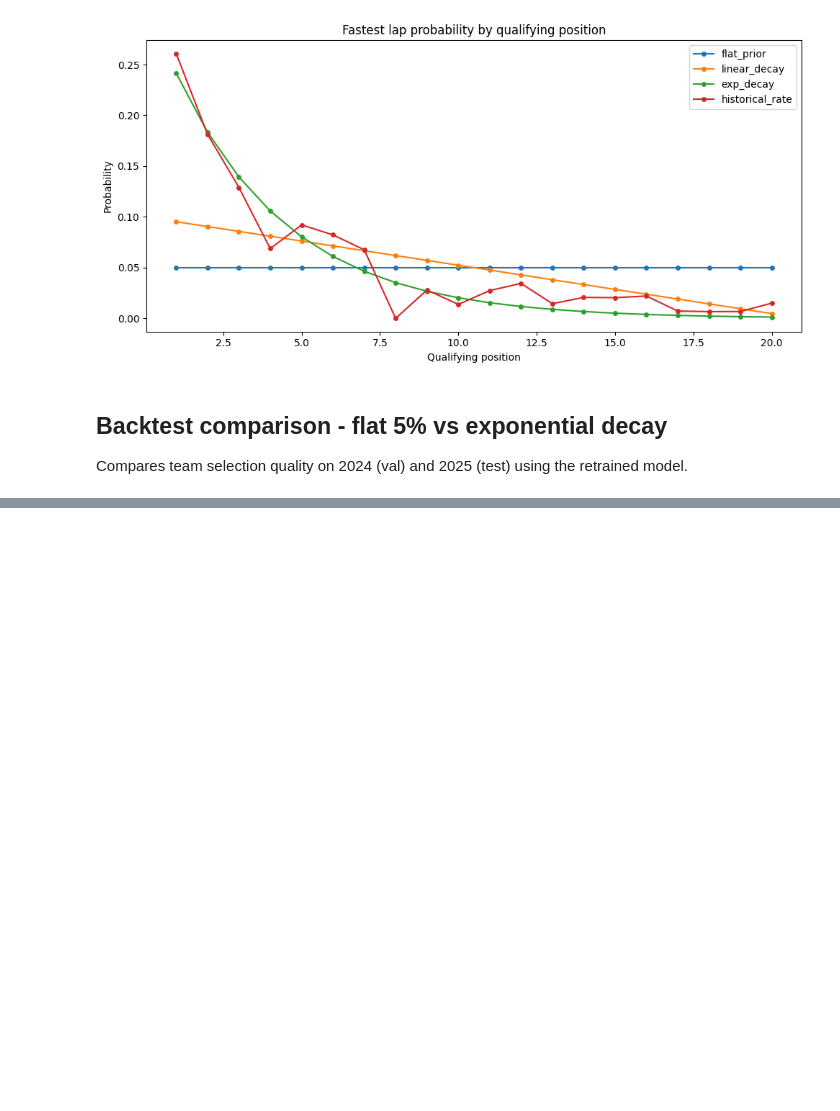
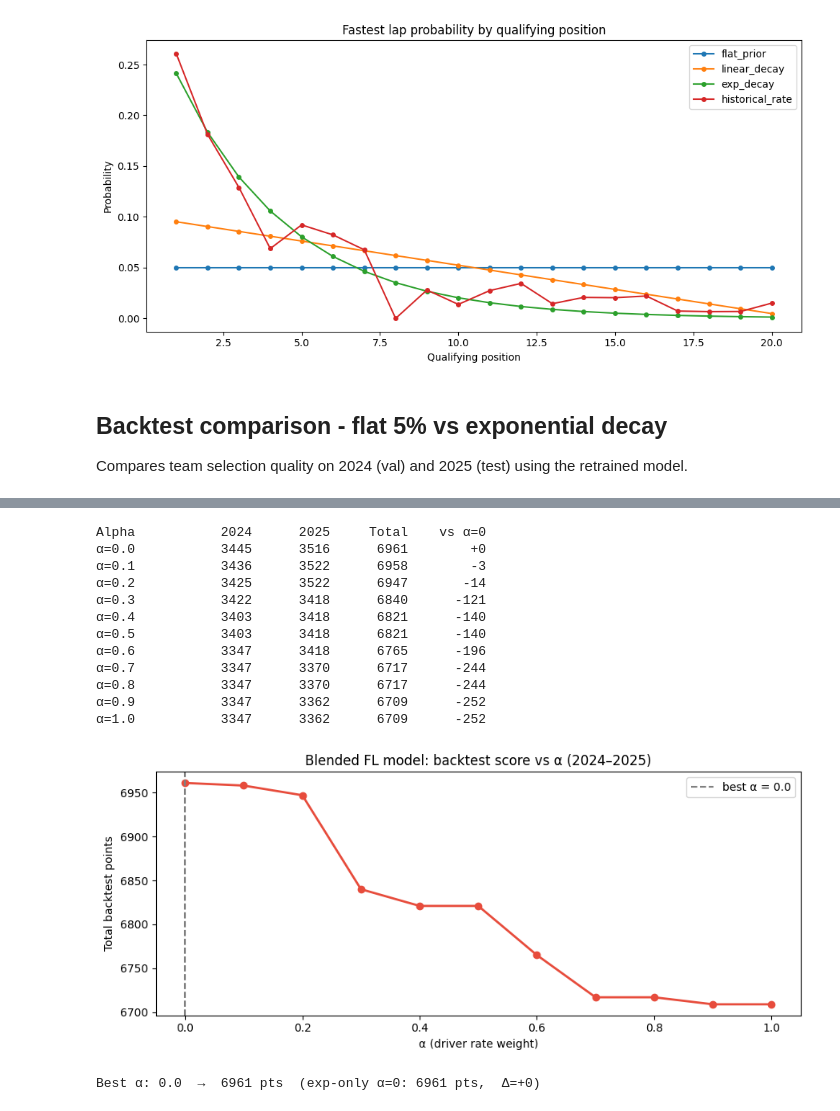
Before and after one commit to georgeputney/f1-fantasy-team-optimiser, a Jupyter notebook: notebooks/fastest_lap_analysis.ipynb, the cells around one changed output, grey strips where cells are left out. Cells and saved outputs as stored; diff of their text form; code cells hidden in the pictures; blank space fills up the shorter version.

```diff
--- a/notebooks/fastest_lap_analysis.ipynb
+++ b/notebooks/fastest_lap_analysis.ipynb
@@ -231,0 +400,50 @@ Season      Flat 5%    Exp decay    Delta
+# %%
+alpha_cols = [c for c in df_sweep.columns if c.startswith('α=')]
+alpha_vals = [float(c.split('=')[1]) for c in alpha_cols]
+
+# per-season + total table
+header = f"{'Alpha':<10}" + "".join(f"{s:>10}" for s in VAL_SEASONS + TEST_SEASONS) + f"{'Total':>10}  {'vs α=0':>8}"
+print(header)
+baseline_total = df_sweep['α=0.0'].sum()
+for col, a in zip(alpha_cols, alpha_vals):
+    row_str = f"{col:<10}"
+    total = 0
+    for s in VAL_SEASONS + TEST_SEASONS:
+        sub = df_sweep[df_sweep['season'] == s][col].sum()
+        total += sub
+        row_str += f"{sub:>10.0f}"
+    row_str += f"{total:>10.0f}  {total - baseline_total:>+8.0f}"
+    print(row_str)
+
+# plot sweep curve
+totals = [df_sweep[c].sum() for c in alpha_cols]
+best_idx = int(np.argmax(totals))
+best_alpha_val = alpha_vals[best_idx]
+
+fig, ax = plt.subplots(figsize=(9, 4))
+ax.plot(alpha_vals, totals, marker='o', color='#e74c3c', linewidth=2)
+ax.axvline(best_alpha_val, color='gray', linestyle='--', label=f'best α = {best_alpha_val}')
+ax.set_xlabel('α (driver rate weight)')
+ax.set_ylabel('Total backtest points')
+ax.set_title('Blended FL model: backtest score vs α (2024–2025)')
+ax.legend()
+plt.tight_layout()
+plt.show()
+
+print(f"\nBest α: {best_alpha_val}  →  {max(totals):.0f} pts  "
+      f"(exp-only α=0: {baseline_total:.0f} pts,  Δ={max(totals) - baseline_total:+.0f})")
+# %% [output]
+Alpha           2024      2025     Total    vs α=0
+α=0.0           3445      3516      6961        +0
+α=0.1           3436      3522      6958        -3
+α=0.2           3425      3522      6947       -14
+α=0.3           3422      3418      6840      -121
+α=0.4           3403      3418      6821      -140
+α=0.5           3403      3418      6821      -140
+α=0.6           3347      3418      6765      -196
+α=0.7           3347      3370      6717      -244
+α=0.8           3347      3370      6717      -244
+α=0.9           3347      3362      6709      -252
+α=1.0           3347      3362      6709      -252
+[figure, added]
+Best α: 0.0  →  6961 pts  (exp-only α=0: 6961 pts,  Δ=+0)
```
Also changed, not shown: parts of 11 cells of this notebook, 2 other files.
